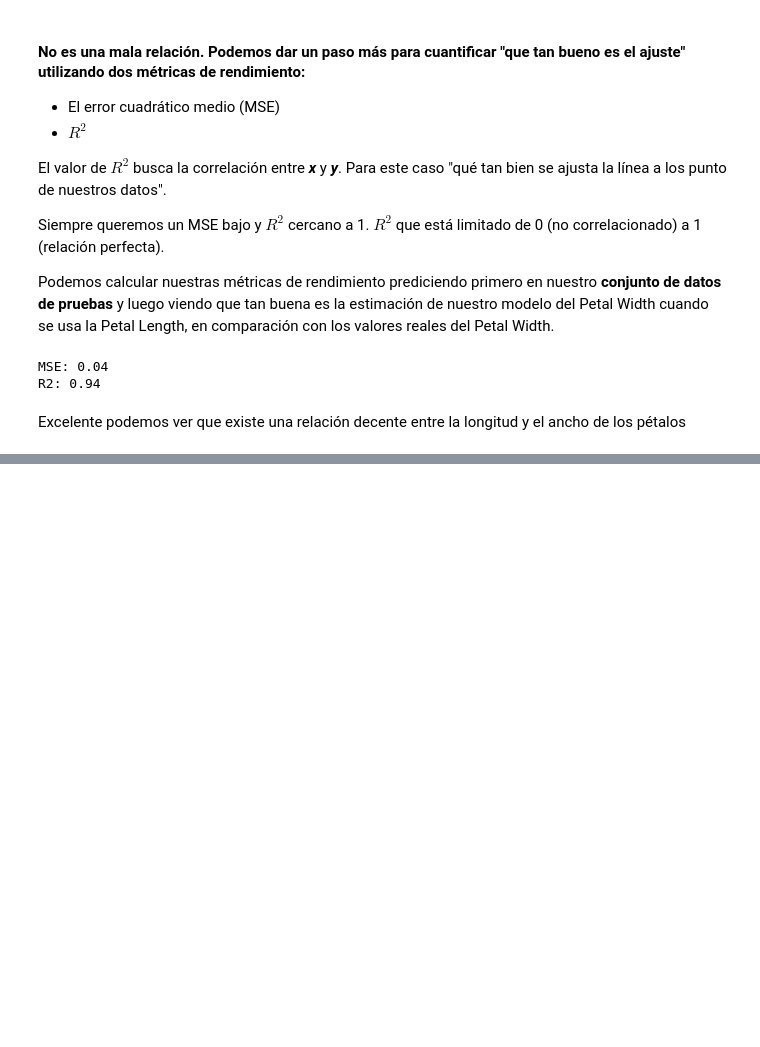
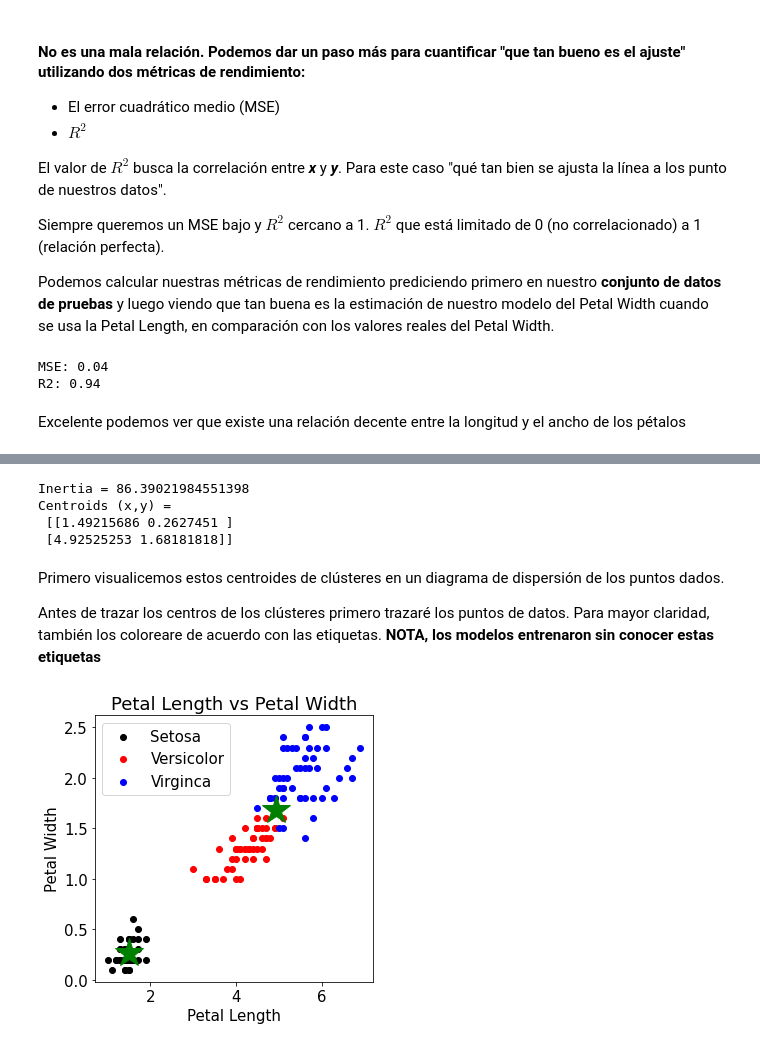
Before and after one commit to RichardSailema/Machine_learning-applied-to-Iris, a Jupyter notebook: Machine-learnig-models-applied-to-Iris_Dataset.ipynb, the cells around one changed output, grey strips where cells are left out. Cells and saved outputs as stored; diff of their text form; code cells hidden in the pictures; blank space fills up the shorter version.

Commit message:
Se aplicó K-Mean a los datos

```diff
--- a/Machine-learnig-models-applied-to-Iris_Dataset.ipynb
+++ b/Machine-learnig-models-applied-to-Iris_Dataset.ipynb
@@ -355,0 +373,54 @@ Con datos de un caso real y menos "perfecto"
+# %%
+# Iincializamo el modelo K-Means
+k2model = KMeans(n_clusters=2, random_state=42)
+
+# Ajustar todos los puntos de datos EXCEPTO para la especie
+k2model.fit(data[['petal length (cm)', 'petal width (cm)']])
+
+# Calculamos e imprimimos la inercia desde el modelo K-Means
+print("Inertia =", k2model.inertia_)
+
+# Calculamos e imprimimos la posición de los clústers.
+print("Centroids (x,y) =\n", k2model.cluster_centers_)
+# %% [output]
+Inertia = 86.39021984551398
+Centroids (x,y) =
+ [[1.49215686 0.2627451 ]
+ [4.92525253 1.68181818]]
+# %% [markdown]
+Primero visualicemos estos centroides de clústeres en un diagrama de dispersión de los puntos dados.
+
+Antes de trazar los centros de los clústeres primero trazaré los puntos de datos. Para mayor claridad, también los coloreare de acuerdo con las etiquetas. **NOTA, los modelos entrenaron sin conocer estas etiquetas**
+# %%
+# Graficamos los datos con la línea Setosa.
+fig = plt.figure(figsize = (5,5))
+ax = fig.add_subplot(1,1,1)
+
+# Setosa
+ax.scatter(data[data.iloc[:, -1]==0]["petal length (cm)"],
+           data[data.iloc[:, -1]==0]["petal width (cm)"],
+           c = 'k')
+
+# Versicolor
+ax.scatter(data[data.iloc[:, -1]==1]["petal length (cm)"],
+           data[data.iloc[:, -1]==1]["petal width (cm)"],
+           c = 'r')
+
+# Virginica
+ax.scatter(data[data.iloc[:, -1]==2]["petal length (cm)"],
+           data[data.iloc[:, -1]==2]["petal width (cm)"],
+           c = 'b')
+
+ax.legend(['Setosa', 'Versicolor', 'Virginca'])
+
+# Graficamos los centroides de los clústers (output en Petal Length x Petal Width)
+ax.plot(k2model.cluster_centers_[:, 0],
+        k2model.cluster_centers_[:, 1],
+        "g*", markersize=30)
+
+ax.set_xlabel("Petal Length")
+ax.set_ylabel("Petal Width")
+ax.set_title("Petal Length vs Petal Width")
+fig.tight_layout()
+# %% [output]
+[figure, added]
```
Also changed, not shown: parts of 24 cells of this notebook.
